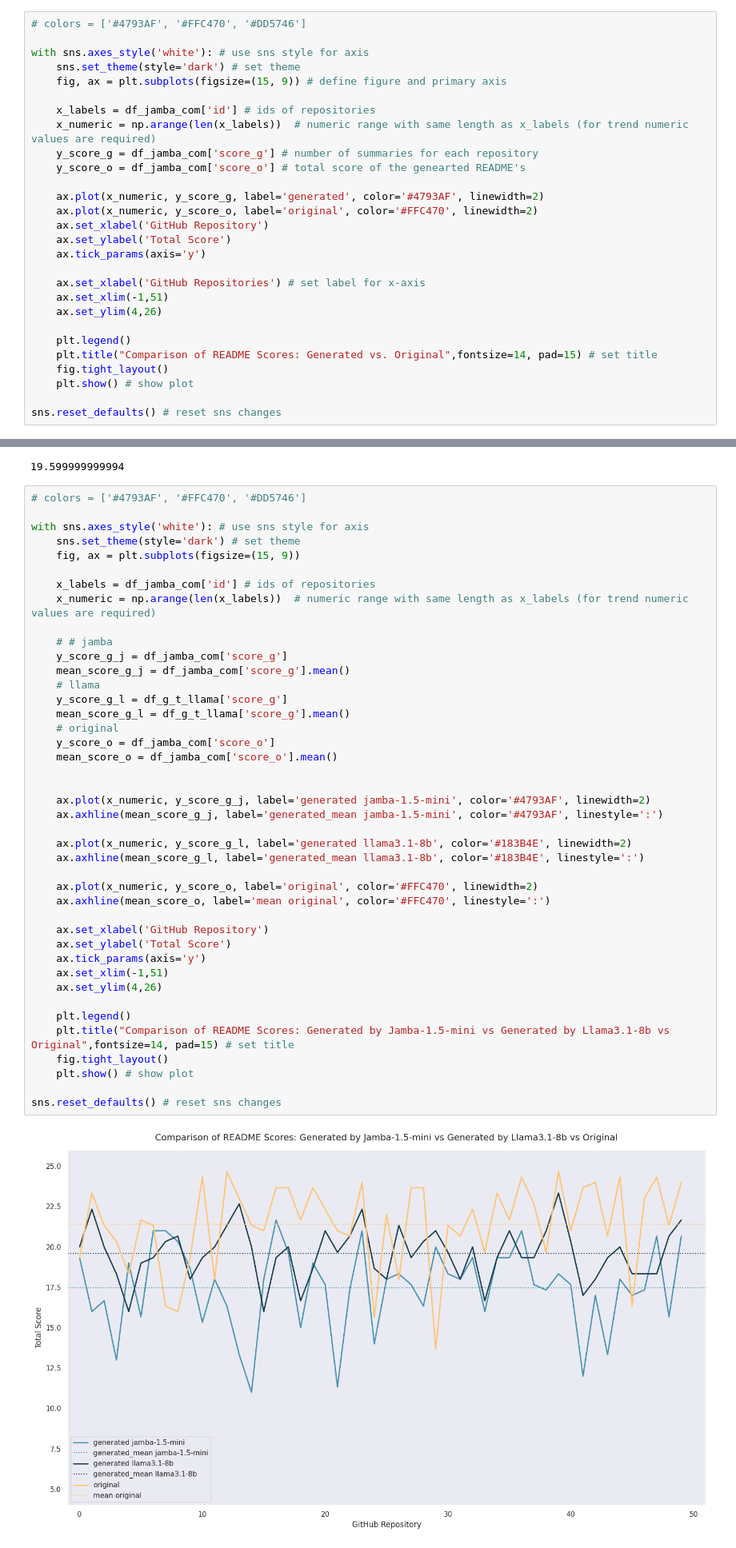
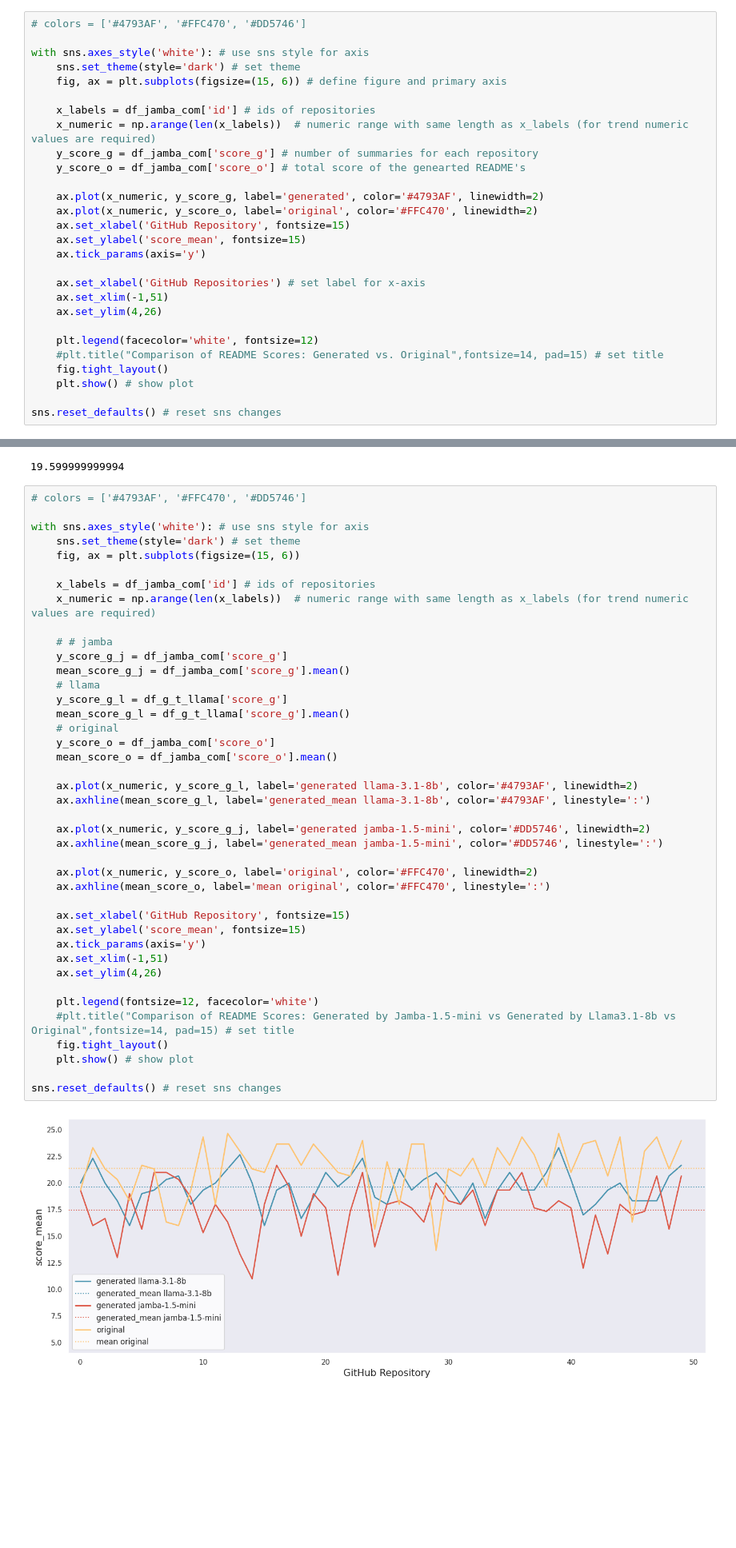
Before and after one commit to df1000/ma_automated_documentation, a Jupyter notebook: evaluate_results/02_evaluate_df_jamba.ipynb, the cells around one changed output, grey strips where cells are left out. Shown at 80% size. Cells and saved outputs as stored; diff of their text form; blank space fills up the shorter version.

```diff
--- a/evaluate_results/02_evaluate_df_jamba.ipynb
+++ b/evaluate_results/02_evaluate_df_jamba.ipynb
@@ -729,7 +741,7 @@ df_jamba_com.describe()
 
 with sns.axes_style('white'): # use sns style for axis
     sns.set_theme(style='dark') # set theme
-    fig, ax = plt.subplots(figsize=(15, 9)) # define figure and primary axis
+    fig, ax = plt.subplots(figsize=(15, 6)) # define figure and primary axis
 
     x_labels = df_jamba_com['id'] # ids of repositories
     x_numeric = np.arange(len(x_labels))  # numeric range with same length as x_labels (for trend numeric values are required)
@@ -738,16 +750,16 @@ with sns.axes_style('white'): # use sns style for axis
 
     ax.plot(x_numeric, y_score_g, label='generated', color='#4793AF', linewidth=2)
     ax.plot(x_numeric, y_score_o, label='original', color='#FFC470', linewidth=2)
-    ax.set_xlabel('GitHub Repository')
-    ax.set_ylabel('Total Score')
+    ax.set_xlabel('GitHub Repository', fontsize=15)
+    ax.set_ylabel('score_mean', fontsize=15)
     ax.tick_params(axis='y')
 
     ax.set_xlabel('GitHub Repositories') # set label for x-axis
     ax.set_xlim(-1,51)
     ax.set_ylim(4,26)
 
-    plt.legend()
-    plt.title("Comparison of README Scores: Generated vs. Original",fontsize=14, pad=15) # set title
+    plt.legend(facecolor='white', fontsize=12)
+    #plt.title("Comparison of README Scores: Generated vs. Original",fontsize=14, pad=15) # set title
     fig.tight_layout()
     plt.show() # show plot
 
@@ -919,42 +950,41 @@ df_g_t_llama['score_g'].mean()
 
 with sns.axes_style('white'): # use sns style for axis
     sns.set_theme(style='dark') # set theme
-    fig, ax = plt.subplots(figsize=(15, 9))
+    fig, ax = plt.subplots(figsize=(15, 6))
 
     x_labels = df_jamba_com['id'] # ids of repositories
     x_numeric = np.arange(len(x_labels))  # numeric range with same length as x_labels (for trend numeric values are required)
 
     # # jamba
     y_score_g_j = df_jamba_com['score_g']
     mean_score_g_j = df_jamba_com['score_g'].mean()
     # llama
     y_score_g_l = df_g_t_llama['score_g']
     mean_score_g_l = df_g_t_llama['score_g'].mean()
     # original
     y_score_o = df_jamba_com['score_o']
     mean_score_o = df_jamba_com['score_o'].mean()
 
+    ax.plot(x_numeric, y_score_g_l, label='generated llama-3.1-8b', color='#4793AF', linewidth=2)
+    ax.axhline(mean_score_g_l, label='generated_mean llama-3.1-8b', color='#4793AF', linestyle=':')
 
-    ax.plot(x_numeric, y_score_g_j, label='generated jamba-1.5-mini', color='#4793AF', linewidth=2)
-    ax.axhline(mean_score_g_j, label='generated_mean jamba-1.5-mini', color='#4793AF', linestyle=':')
-
-    ax.plot(x_numeric, y_score_g_l, label='generated llama3.1-8b', color='#183B4E', linewidth=2)
-    ax.axhline(mean_score_g_l, label='generated_mean llama3.1-8b', color='#183B4E', linestyle=':')
+    ax.plot(x_numeric, y_score_g_j, label='generated jamba-1.5-mini', color='#DD5746', linewidth=2)
+    ax.axhline(mean_score_g_j, label='generated_mean jamba-1.5-mini', color='#DD5746', linestyle=':')
 
     ax.plot(x_numeric, y_score_o, label='original', color='#FFC470', linewidth=2)
     ax.axhline(mean_score_o, label='mean original', color='#FFC470', linestyle=':')
 
-    ax.set_xlabel('GitHub Repository')
-    ax.set_ylabel('Total Score')
+    ax.set_xlabel('GitHub Repository', fontsize=15)
+    ax.set_ylabel('score_mean', fontsize=15)
     ax.tick_params(axis='y')
     ax.set_xlim(-1,51)
     ax.set_ylim(4,26)
 
-    plt.legend()
-    plt.title("Comparison of README Scores: Generated by Jamba-1.5-mini vs Generated by Llama3.1-8b vs Original",fontsize=14, pad=15) # set title
+    plt.legend(fontsize=12, facecolor='white')
+    #plt.title("Comparison of README Scores: Generated by Jamba-1.5-mini vs Generated by Llama3.1-8b vs Original",fontsize=14, pad=15) # set title
     fig.tight_layout()
     plt.show() # show plot
 
 sns.reset_defaults() # reset sns changes
 # %% [output]
-[figure, old version]
+[figure, new version]
```
Also changed, not shown: parts of 20 cells of this notebook, 3 other files.
